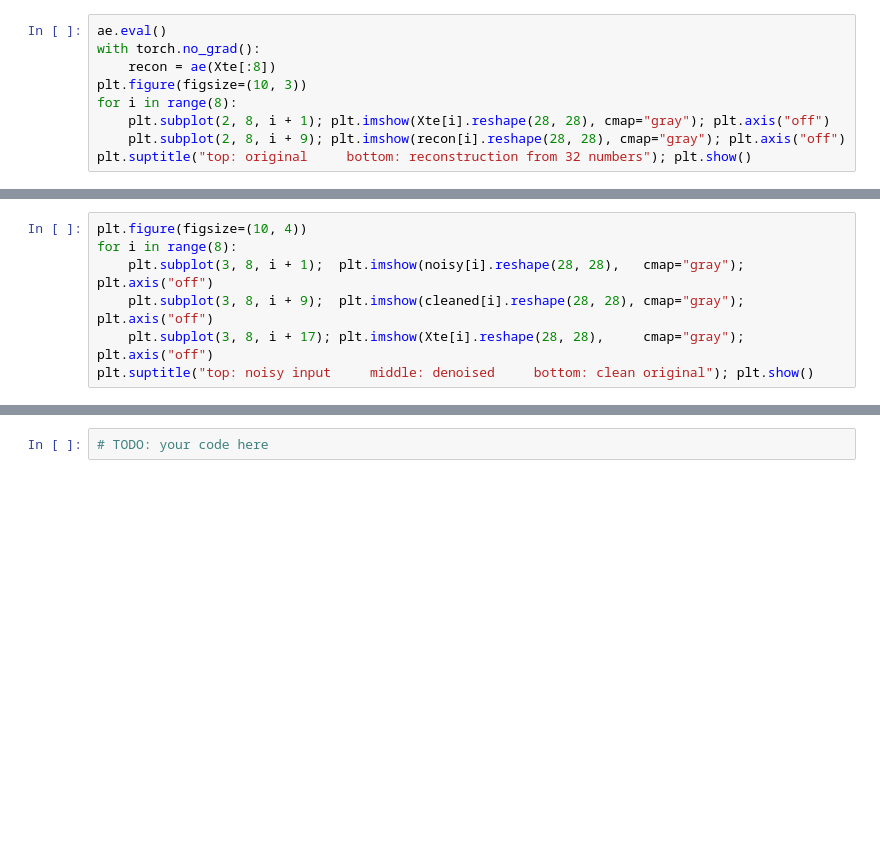
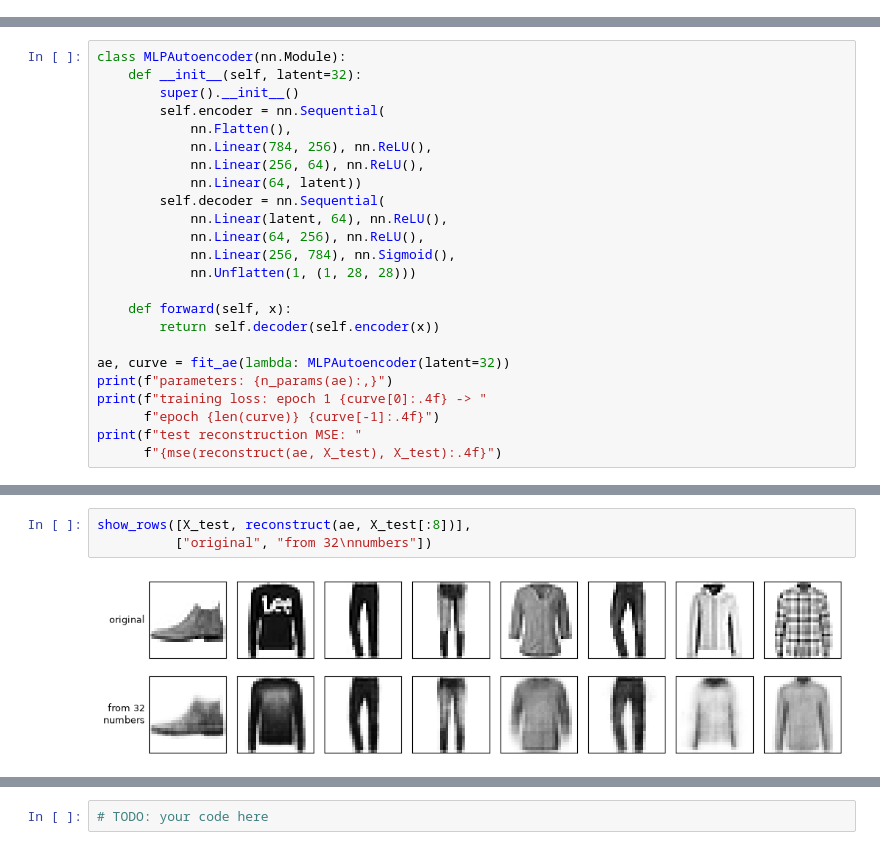
Before and after one commit to devomh/cdat4011-2026, a Jupyter notebook: u05_deep_learning/l20_lab_autoencoders.ipynb, the cells around one changed output, grey strips where cells are left out. Saved outputs shown, nothing was run; the diff lists cells and outputs as text; blank space fills up the shorter version.

```diff
--- a/u05_deep_learning/l20_lab_autoencoders.ipynb
+++ b/u05_deep_learning/l20_lab_autoencoders.ipynb
@@ -127,9 +0,0 @@ same garments:
-# %%
-ae.eval()
-with torch.no_grad():
-    recon = ae(Xte[:8])
-plt.figure(figsize=(10, 3))
-for i in range(8):
-    plt.subplot(2, 8, i + 1); plt.imshow(Xte[i].reshape(28, 28), cmap="gray"); plt.axis("off")
-    plt.subplot(2, 8, i + 9); plt.imshow(recon[i].reshape(28, 28), cmap="gray"); plt.axis("off")
-plt.suptitle("top: original     bottom: reconstruction from 32 numbers"); plt.show()
@@ -206,7 +0,0 @@ original):
-# %%
-plt.figure(figsize=(10, 4))
-for i in range(8):
-    plt.subplot(3, 8, i + 1);  plt.imshow(noisy[i].reshape(28, 28),   cmap="gray"); plt.axis("off")
-    plt.subplot(3, 8, i + 9);  plt.imshow(cleaned[i].reshape(28, 28), cmap="gray"); plt.axis("off")
-    plt.subplot(3, 8, i + 17); plt.imshow(Xte[i].reshape(28, 28),     cmap="gray"); plt.axis("off")
-plt.suptitle("top: noisy input     middle: denoised     bottom: clean original"); plt.show()
@@ -261,0 +190,24 @@ each build so the runs are comparable.
+# %%
+class MLPAutoencoder(nn.Module):
+    def __init__(self, latent=32):
+        super().__init__()
+        self.encoder = nn.Sequential(
+            nn.Flatten(),
+            nn.Linear(784, 256), nn.ReLU(),
+            nn.Linear(256, 64), nn.ReLU(),
+            nn.Linear(64, latent))
+        self.decoder = nn.Sequential(
+            nn.Linear(latent, 64), nn.ReLU(),
+            nn.Linear(64, 256), nn.ReLU(),
+            nn.Linear(256, 784), nn.Sigmoid(),
+            nn.Unflatten(1, (1, 28, 28)))
+
+    def forward(self, x):
+        return self.decoder(self.encoder(x))
+
+ae, curve = fit_ae(lambda: MLPAutoencoder(latent=32))
+print(f"parameters: {n_params(ae):,}")
+print(f"training loss: epoch 1 {curve[0]:.4f} -> "
+      f"epoch {len(curve)} {curve[-1]:.4f}")
+print(f"test reconstruction MSE: "
+      f"{mse(reconstruct(ae, X_test), X_test):.4f}")
@@ -261,0 +228,5 @@ each build so the runs are comparable.
+# %%
+show_rows([X_test, reconstruct(ae, X_test[:8])],
+          ["original", "from 32\nnumbers"])
+# %% [output]
+[figure, added]
```
Also changed, not shown: parts of 68 cells of this notebook, 9 other files.
